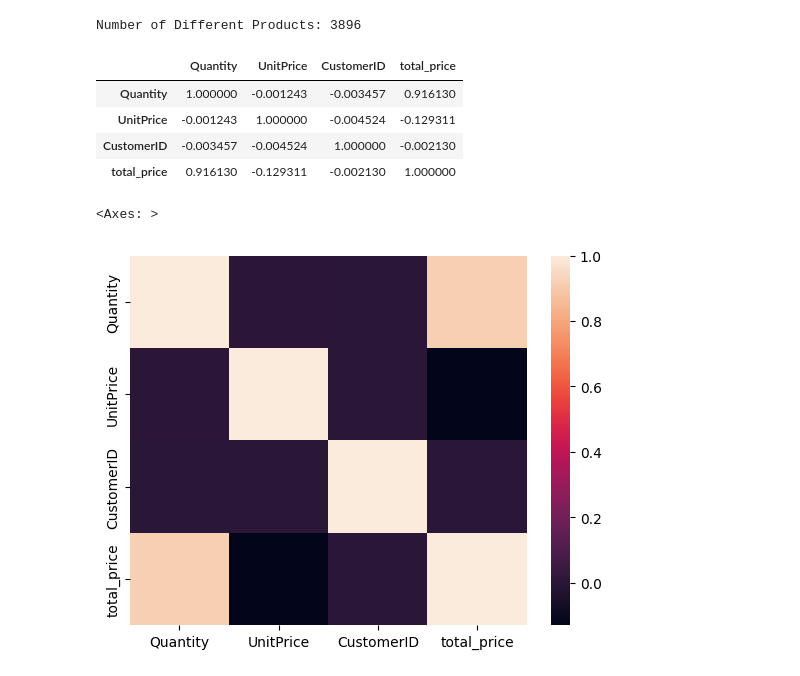
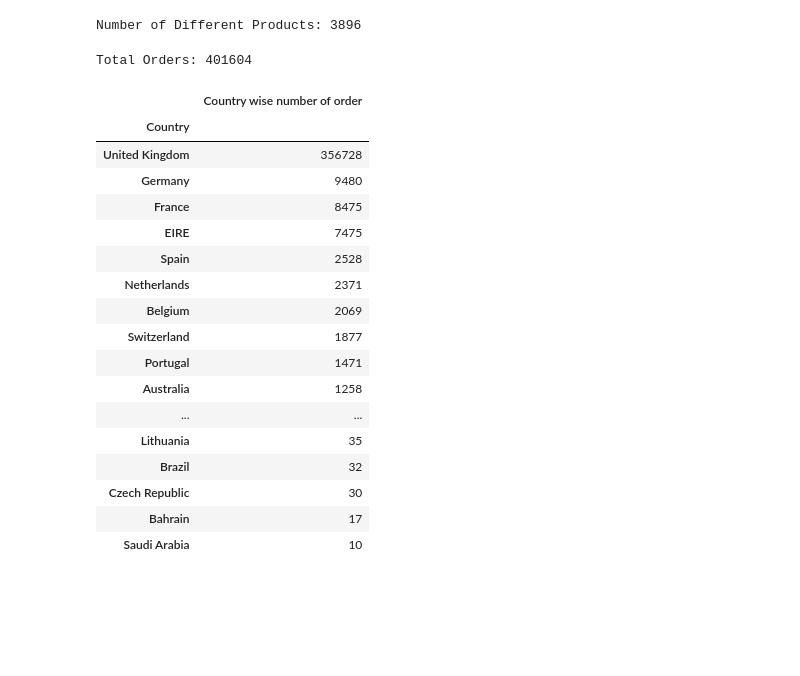
Before and after one commit to Rohit-Singh-0/Customer-Segmentation-Analysis, a Jupyter notebook: Customer Segmentation Analysis.ipynb, the cells around one changed output. Drawn from its saved outputs; the diff is of its cells as text; code cells hidden in the pictures; blank space fills up the shorter version.

```diff
--- a/Customer Segmentation Analysis.ipynb
+++ b/Customer Segmentation Analysis.ipynb
@@ -211,16 +211,29 @@ print(f"Number of Different Products:",len(df_clean['Description'].unique()))
 Number of Different Products: 3896
 # %%
 num_orders_per_count = df_clean[['CustomerID', 'Country']].groupby(['Country']).count()
+num_orders_per_count = num_orders_per_count.rename(columns={'CustomerID': 'Country wise number of order'})
+num_orders_per_count = num_orders_per_count.sort_values(by='Country wise number of order', ascending=False)
+
+
+print(f'Total Orders:', num_orders_per_count['Country wise number of order'].sum())
+num_orders_per_count
+# %% [output]
+Total Orders: 401604
+|  | Country wise number of order |
+| Country |  |
+| United Kingdom | 356728 |
+| Germany | 9480 |
+| France | 8475 |
+| EIRE | 7475 |
+| Spain | 2528 |
+| Netherlands | 2371 |
+| Belgium | 2069 |
+| Switzerland | 1877 |
+| Portugal | 1471 |
+| Australia | 1258 |
+| ... | ... |
+| Lithuania | 35 |
+| Brazil | 32 |
+| Czech Republic | 30 |
+| Bahrain | 17 |
+| Saudi Arabia | 10 |
-# %%
-df_clean.corr(numeric_only=True)
-# %% [output]
-|  | Quantity | UnitPrice | CustomerID | total_price |
-| Quantity | 1.000000 | -0.001243 | -0.003457 | 0.916130 |
-| UnitPrice | -0.001243 | 1.000000 | -0.004524 | -0.129311 |
-| CustomerID | -0.003457 | -0.004524 | 1.000000 | -0.002130 |
-| total_price | 0.916130 | -0.129311 | -0.002130 | 1.000000 |
-# %%
-sns.heatmap(df_clean.corr(numeric_only=True))
-# %% [output]
-<Axes: >
-[figure, removed]
```
Also changed, not shown: parts of 1 cell of this notebook.
